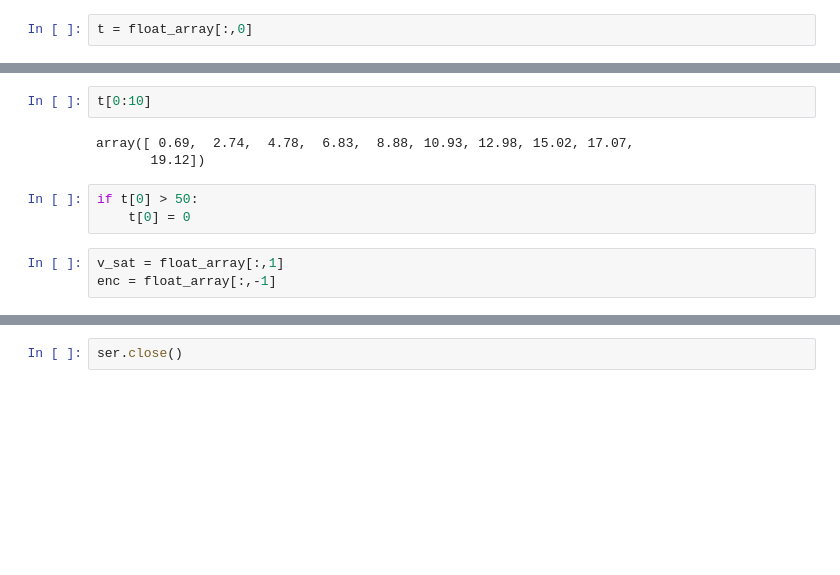
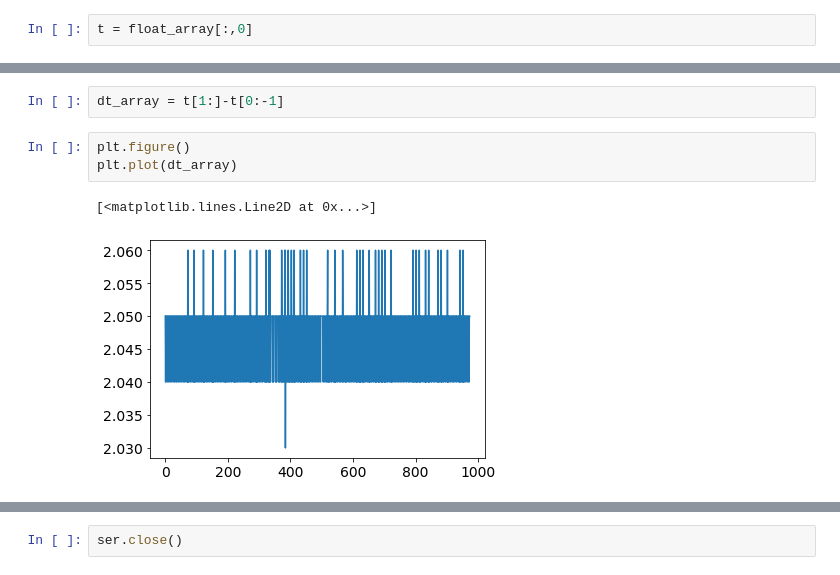
Before and after one commit to ryanGT/sabbatical_github, a Jupyter notebook: arduino_oop_block_diagram/test_runner_v1.ipynb, the cells around one changed output, grey strips where cells are left out. Saved outputs shown, nothing was run; the diff lists cells and outputs as text; blank space fills up the shorter version.

```diff
--- a/arduino_oop_block_diagram/test_runner_v1.ipynb
+++ b/arduino_oop_block_diagram/test_runner_v1.ipynb
@@ -123,11 +121,8 @@ plt.plot(t)
-# %%
-t[0:10]
-# %% [output]
-array([ 0.69,  2.74,  4.78,  6.83,  8.88, 10.93, 12.98, 15.02, 17.07,
-       19.12])
-# %%
-if t[0] > 50:
-    t[0] = 0
-# %%
-v_sat = float_array[:,1]
-enc = float_array[:,-1]
+# %%
+dt_array = t[1:]-t[0:-1]
+# %%
+plt.figure()
+plt.plot(dt_array)
+# %% [output]
+[<matplotlib.lines.Line2D at 0x...>]
+[figure, added]
```
Also changed, not shown: parts of 15 cells of this notebook, 5 other files.
